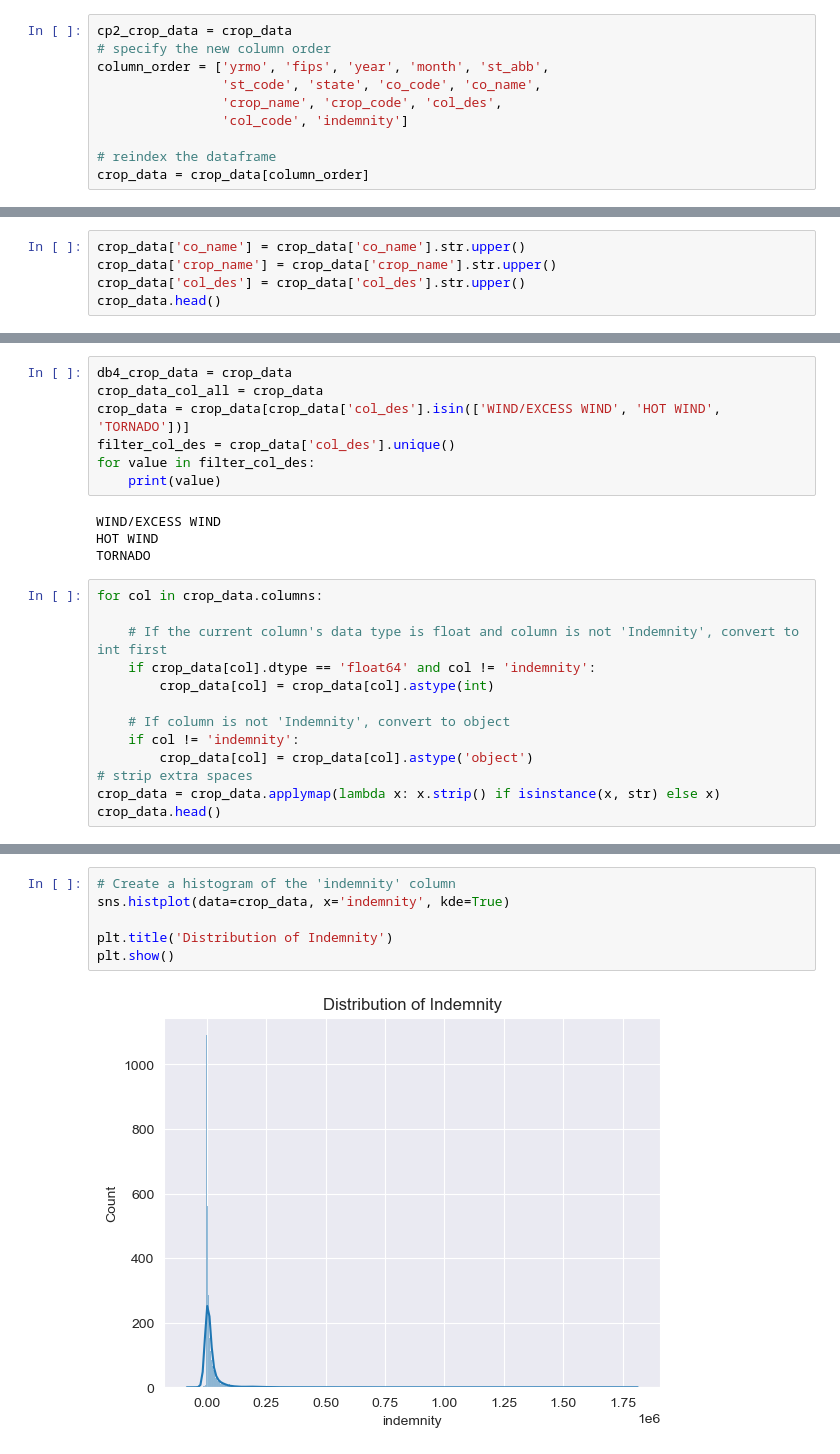
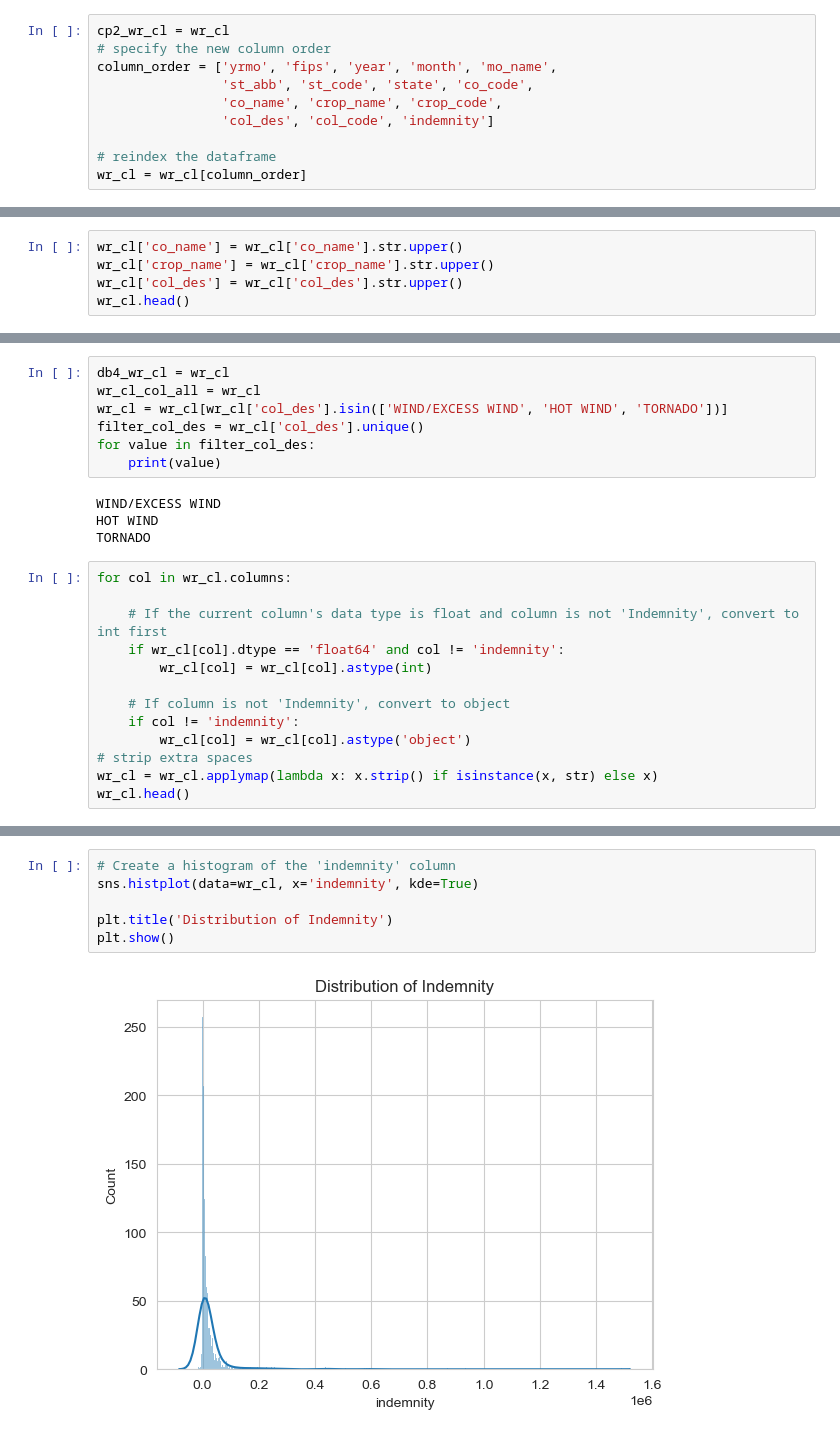
Before and after one commit to ehlenbergerjl/WindBreak, a Jupyter notebook: eda_2a_crop_pre.ipynb, the cells around one changed output, grey strips where cells are left out. Drawn from its saved outputs; the diff is of its cells as text.

```diff
--- a/eda_2a_crop_pre.ipynb
+++ b/eda_2a_crop_pre.ipynb
@@ -260,11 +368,11 @@ Index: 13, Column Name: state, Data Type: object
 # %%
-cp2_crop_data = crop_data
+cp2_wr_cl = wr_cl
 # specify the new column order
-column_order = ['yrmo', 'fips', 'year', 'month', 'st_abb',
-                'st_code', 'state', 'co_code', 'co_name',
-                'crop_name', 'crop_code', 'col_des',
-                'col_code', 'indemnity']
+column_order = ['yrmo', 'fips', 'year', 'month', 'mo_name',
+                'st_abb', 'st_code', 'state', 'co_code',
+                'co_name', 'crop_name', 'crop_code',
+                'col_des', 'col_code', 'indemnity']
 
 # reindex the dataframe
-crop_data = crop_data[column_order]
+wr_cl = wr_cl[column_order]
 # %%
@@ -294,6 +400,6 @@ Index: 13, Column Name: indemnity, Data Type: float64
 # %%
-crop_data['co_name'] = crop_data['co_name'].str.upper()
-crop_data['crop_name'] = crop_data['crop_name'].str.upper()
-crop_data['col_des'] = crop_data['col_des'].str.upper()
-crop_data.head()
+wr_cl['co_name'] = wr_cl['co_name'].str.upper()
+wr_cl['crop_name'] = wr_cl['crop_name'].str.upper()
+wr_cl['col_des'] = wr_cl['col_des'].str.upper()
+wr_cl.head()
 # %% [output]
@@ -328,8 +420,8 @@ ALL OTHER CAUSES
 # %%
-db4_crop_data = crop_data
-crop_data_col_all = crop_data
-crop_data = crop_data[crop_data['col_des'].isin(['WIND/EXCESS WIND', 'HOT WIND', 'TORNADO'])]
-filter_col_des = crop_data['col_des'].unique()
+db4_wr_cl = wr_cl
+wr_cl_col_all = wr_cl
+wr_cl = wr_cl[wr_cl['col_des'].isin(['WIND/EXCESS WIND', 'HOT WIND', 'TORNADO'])]
+filter_col_des = wr_cl['col_des'].unique()
 for value in filter_col_des:
     print(value)
 # %% [output]
@@ -337,16 +429,16 @@ WIND/EXCESS WIND
 HOT WIND
 TORNADO
 # %%
-for col in crop_data.columns:
+for col in wr_cl.columns:
 
     # If the current column's data type is float and column is not 'Indemnity', convert to int first
-    if crop_data[col].dtype == 'float64' and col != 'indemnity':
-        crop_data[col] = crop_data[col].astype(int)
+    if wr_cl[col].dtype == 'float64' and col != 'indemnity':
+        wr_cl[col] = wr_cl[col].astype(int)
 
     # If column is not 'Indemnity', convert to object
     if col != 'indemnity':
-        crop_data[col] = crop_data[col].astype('object')
+        wr_cl[col] = wr_cl[col].astype('object')
 # strip extra spaces
-crop_data = crop_data.applymap(lambda x: x.strip() if isinstance(x, str) else x)
-crop_data.head()
+wr_cl = wr_cl.applymap(lambda x: x.strip() if isinstance(x, str) else x)
+wr_cl.head()
 # %% [output]
@@ -359,10 +451,10 @@ crop_data.head()
 # %%
 # Create a histogram of the 'indemnity' column
-sns.histplot(data=crop_data, x='indemnity', kde=True)
+sns.histplot(data=wr_cl, x='indemnity', kde=True)
 
 plt.title('Distribution of Indemnity')
 plt.show()
 # %% [output]
-[figure, old version]
+[figure, new version]
 # %%
 # Start Outlier identification and removal methods
```
Also changed, not shown: parts of 29 cells of this notebook, 14 other files.
